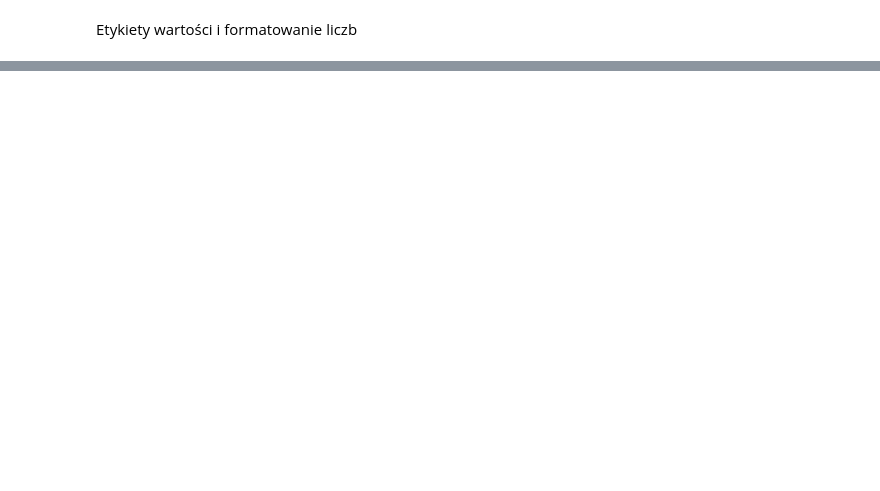
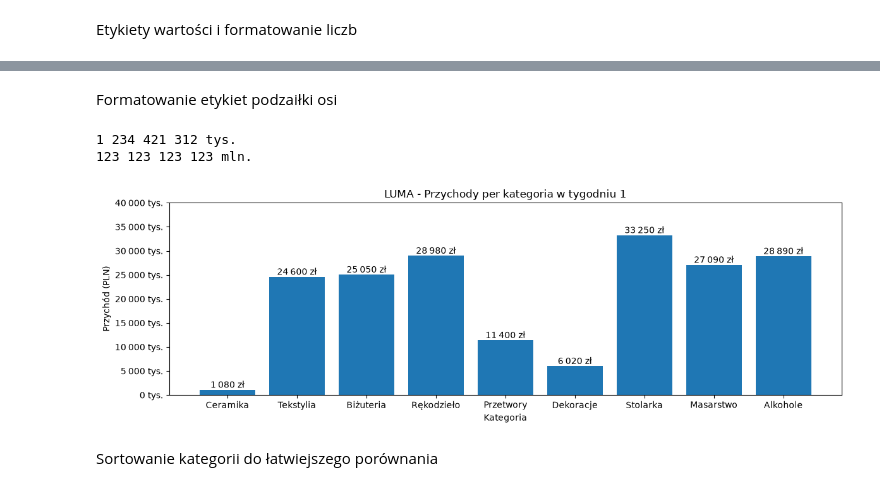
Before and after one commit to JakubZak7/DataVisualisation, a Jupyter notebook: 01- bar.ipynb, the cells around one changed output, grey strips where cells are left out. Drawn from its saved outputs; the diff is of its cells as text; code cells hidden in the pictures; blank space fills up the shorter version.

```diff
--- a/01- bar.ipynb
+++ b/01- bar.ipynb
@@ -158,2 +158,5 @@ plt.show()
 # %% [markdown]
 Etykiety wartości i formatowanie liczb
+# %%
+def format_pln(x: float) -> str:
+    return f"{int(round(x)):,} zł".replace(",", '\u202f')
@@ -159,0 +180,21 @@ Etykiety wartości i formatowanie liczb
+# %%
+def pad_axis(factor=0.07):
+    ymin, ymax = plt.ylim() # Porównanie wartości min i max dla y
+    pad = (ymax - ymin) * factor
+    plt.ylim(ymin, ymax + pad) # Ustawienia nowej wartości y max
+# %%
+def label_pars_pln(bars):
+    for bar in bars:
+        x = bar.get_x() + bar.get_width() / 2
+        y = bar.get_height()
+        plt.text(x,y, format_pln(y), ha="center", va="bottom")
+# %% [markdown]
+Formatowanie etykiet podzaiłki osi
+# %%
+def format_tys(x: float, decimals: int =0 ) -> str:
+    v = x / 1000.0
+    if decimals == 0:
+        s = f"{int(round(x)):,}".replace(",", '\u202f')
+    else:
+        s = f"{v:,.{decimals}f}".replace(",", '\u202f').replace(".", ",")
+    return s + " tys."
@@ -159,0 +209,21 @@ Etykiety wartości i formatowanie liczb
+# %%
+print(format_tys(1234421312))
+print(format_mln(123123123123))
+# %% [output]
+1 234 421 312 tys.
+123 123 123 123 mln.
+# %%
+plt.figure(figsize=(12,4))
+bars = plt.bar(categories, heights)
+pad_axis()
+label_pars_pln(bars)
+ypos, ylab_old = plt.yticks()
+ylab_new = (format_tys(y) for y in ypos)
+plt.yticks(ypos, ylab_new)
+plt.title("LUMA - Przychody per kategoria w tygodniu 1")
+plt.xlabel("Kategoria")
+plt.ylabel("Przychód (PLN)")
+plt.tight_layout()
+plt.show()
+# %% [output]
+[figure, added]
@@ -159,0 +235,2 @@ Etykiety wartości i formatowanie liczb
+# %% [markdown]
+Sortowanie kategorii do łatwiejszego porównania
```
Also changed, not shown: parts of 14 cells of this notebook.
